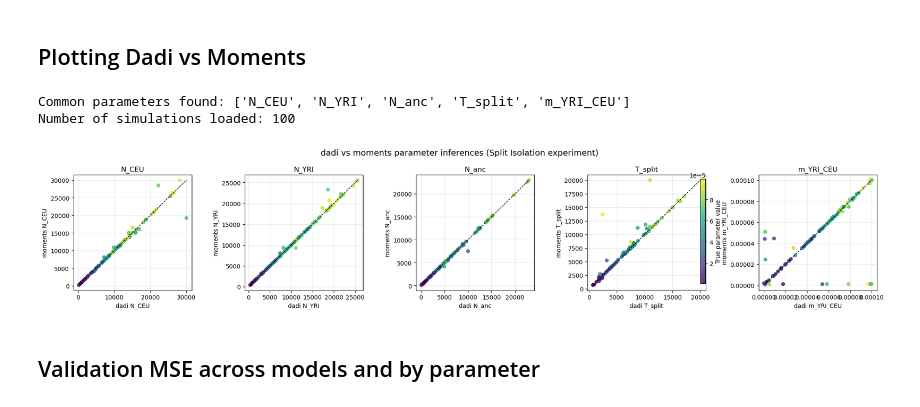
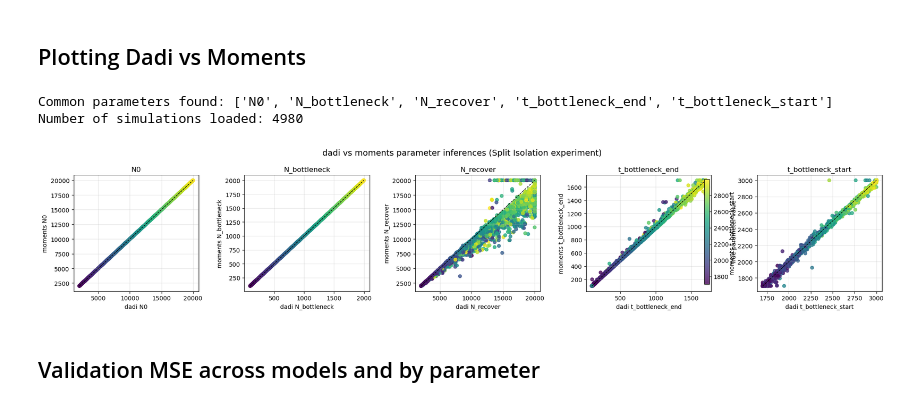
Before and after one commit to ak1376/Infer_Demography, a Jupyter notebook: notebooks/visualization.ipynb, the cells around one changed output. Saved outputs shown, nothing was run; the diff lists cells and outputs as text; code cells hidden in the pictures.

```diff
--- a/notebooks/visualization.ipynb
+++ b/notebooks/visualization.ipynb
@@ -17,7 +17,7 @@ import numpy as np
 from pathlib import Path
 
 # Load data from all_inferences.pkl files across simulations
-exp_root = Path('/home/akapoor/kernlab/Infer_Demography/experiments/split_isolation')
+exp_root = Path('/home/akapoor/kernlab/Infer_Demography/experiments/bottleneck')
 sim_dirs = sorted([d for d in exp_root.glob('inferences/sim_*') if d.is_dir()])
 
 dadi_estimates = {}
@@ -86,36 +86,36 @@ if n_params > 0:
     if n_params == 1:
         axes = [axes]
 
     for i, param in enumerate(common_params):
         ax = axes[i]
         x = np.array(dadi_estimates[param])
         y = np.array(moments_estimates[param])
         true_vals = np.array(true_params[param])
 
         # Create scatter plot colored by true values
         scatter = ax.scatter(x, y, c=true_vals, cmap='viridis', s=30, alpha=0.8)
 
         # Add 1:1 line
         min_val = min(x.min(), y.min())
         max_val = max(x.max(), y.max())
         ax.plot([min_val, max_val], [min_val, max_val], 'k--', lw=1, label='1:1 line')
 
         ax.set_xlabel(f'dadi {param}')
         ax.set_ylabel(f'moments {param}')
         ax.set_title(f'{param}')
         ax.grid(True, alpha=0.3)
 
     # Add colorbar
     plt.colorbar(scatter, ax=axes, label='True parameter value', shrink=0.8)
     plt.suptitle('dadi vs moments parameter inferences (Split Isolation experiment)', fontsize=14)
     plt.tight_layout()
     plt.show()
 else:
     print("No common parameters found to plot")
 # %% [output]
-Common parameters found: ['N_CEU', 'N_YRI', 'N_anc', 'T_split', 'm_YRI_CEU']
-Number of simulations loaded: 100
+Common parameters found: ['N0', 'N_bottleneck', 'N_recover', 't_bottleneck_end', 't_bottleneck_start']
+Number of simulations loaded: 4980
-[figure, old version]
+[figure, new version]
 # %% [markdown]
 ## Validation MSE across models and by parameter
 # %%
```
Also changed, not shown: parts of 7 cells of this notebook, 20 other files.
